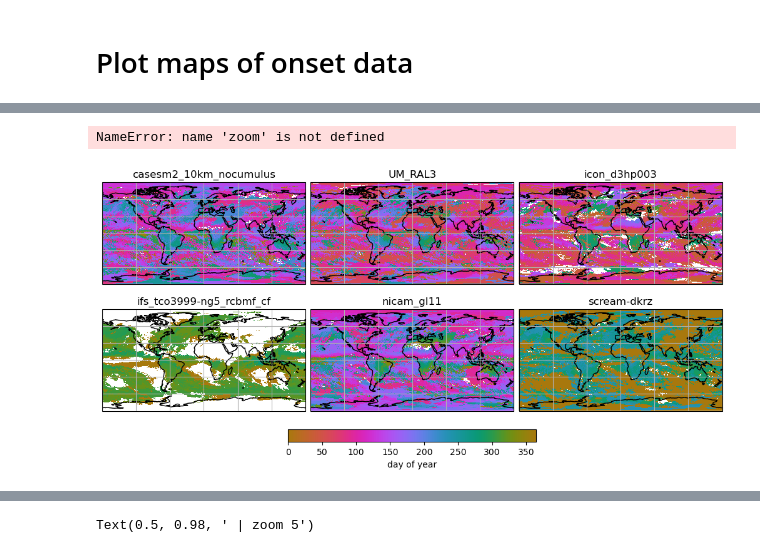
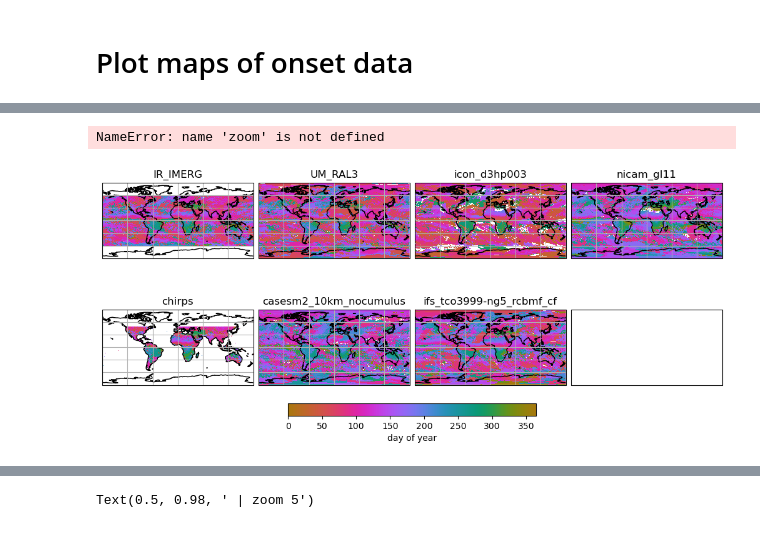
Before and after one commit to fran-morris-research/hackathon-monsoons, a Jupyter notebook: onset_identification/onset_period_visualisation.ipynb, the cells around one changed output, grey strips where cells are left out. Saved outputs shown, nothing was run; the diff lists cells and outputs as text; code cells hidden in the pictures.

Commit message:
visualise onset period only within global monsoon regions #35

```diff
--- a/onset_identification/onset_period_visualisation.ipynb
+++ b/onset_identification/onset_period_visualisation.ipynb
@@ -210,18 +210,22 @@ I feel totally fine, actually
 # %%
-
-
-
-
 def plot_first_day(ax, sim, extent=None, zoom=7, period_ix=0, thresholds="nofilter"):
     if extent:
         ax.set_extent(extent)
     else:
         ax.set_global()
-    da = (
-        xr.open_dataset(f"onset_dates/{thresholds}/{sim}_zoom_{zoom}_dwtps.nc")
-        .sel(period=period_ix)
-        .first_day_of_period
-    )
+
+    if sim.lower() == "chirps":
+        da = (
+            xr.open_dataset(f"onset_dates/{thresholds}/chirps_2020_dwtps.nc")
+            .sel(period=period_ix)
+            .first_day_of_period
+        )
+    else:
+        da = (
+            xr.open_dataset(f"onset_dates/{thresholds}/{sim}_zoom_{zoom}_dwtps.nc")
+            .sel(period=period_ix)
+            .first_day_of_period
+        )
     m = da.plot(cmap=cmo.cm.phase, vmin=0, vmax=365, ax=ax, add_colorbar=False)
     ax.set_title(sim)
     if "hk26" in sim:
@@ -237,7 +241,7 @@ left = -80
 right = -30
 bottom = -40
 top = 10
-figsize=(6,6)
+figsize = (6, 6)
 
 
 # # South Africa
@@ -249,10 +253,10 @@ figsize=(6,6)
 
 
 # West Africa
-left=-30
-right=20
-bottom=0
-top=30
+left = -30
+right = 20
+bottom = 0
+top = 30
 # figsize=None
 
 
@@ -271,32 +275,32 @@ top=30
 # top=50
 # figsize=(6,6)
 
-#Globe
-left=-180
-right=180
-bottom=-90
-top=90
-figsize=(10,5)
+# Globe
+left = -180
+right = 180
+bottom = -90
+top = 90
+figsize = (10, 5)
 
-thresholds=""
+thresholds = ""
 
 projection = ccrs.PlateCarree()
 fig, axes = plt.subplots(
     2,
-    3,
+    4,
     # height_ratios=[1] * len(zooms) + [0.1],
     figsize=figsize,
     subplot_kw={"projection": projection},
     layout="constrained",
 )
 
-# ax, m = plot_first_day(
-#     axes[0, 0],
-#     "IR_IMERG",
-#     [left, right, bottom, top],
-#     thresholds=thresholds,
-#     zoom=9
-# )
+ax, m = plot_first_day(
+    axes[0, 0], "IR_IMERG", [left, right, bottom, top], thresholds=thresholds, zoom=9
+)
+
+ax, m = plot_first_day(
+    axes[1, 0], "chirps", [left, right, bottom, top], thresholds=thresholds
+)
 
 ax, m = plot_first_day(
     axes[0, 1],
@@ -312,41 +316,41 @@ ax, m = plot_first_day(
     thresholds=thresholds,
 )
 ax, m = plot_first_day(
-    axes[0, 0],
+    axes[1, 1],
     "casesm2_10km_nocumulus",
     [left, right, bottom, top],
     thresholds=thresholds,
 )
 ax, m = plot_first_day(
-    axes[1, 0],
+    axes[1, 2],
     "ifs_tco3999-ng5_rcbmf_cf",
     [left, right, bottom, top],
     thresholds=thresholds,
 )
 
 ax, m = plot_first_day(
-    axes[1, 1],
+    axes[0, 3],
     "nicam_gl11",
     [left, right, bottom, top],
     thresholds=thresholds,
 )
-ax, m = plot_first_day(
-    axes[1, 2],
-    "scream-dkrz",
-    [left, right, bottom, top],
-    thresholds=thresholds,
-)
+# ax, m = plot_first_day(
+#     axes[1, 2],
+#     "scream-dkrz",
+#     [left, right, bottom, top],
+#     thresholds=thresholds,
+# )
 
 fig.colorbar(
     m,
     ax=axes.ravel().tolist(),
     orientation="horizontal",
     fraction=0.05,
     pad=0.07,
     shrink=0.7,
     label="day of year",
 )
 fig.suptitle(f"{thresholds} | zoom {zoom}")
 # %% [output]
 NameError: name 'zoom' is not defined
-[figure, old version]
+[figure, new version]
```
Also changed, not shown: parts of 10 cells of this notebook, 1 other file.
